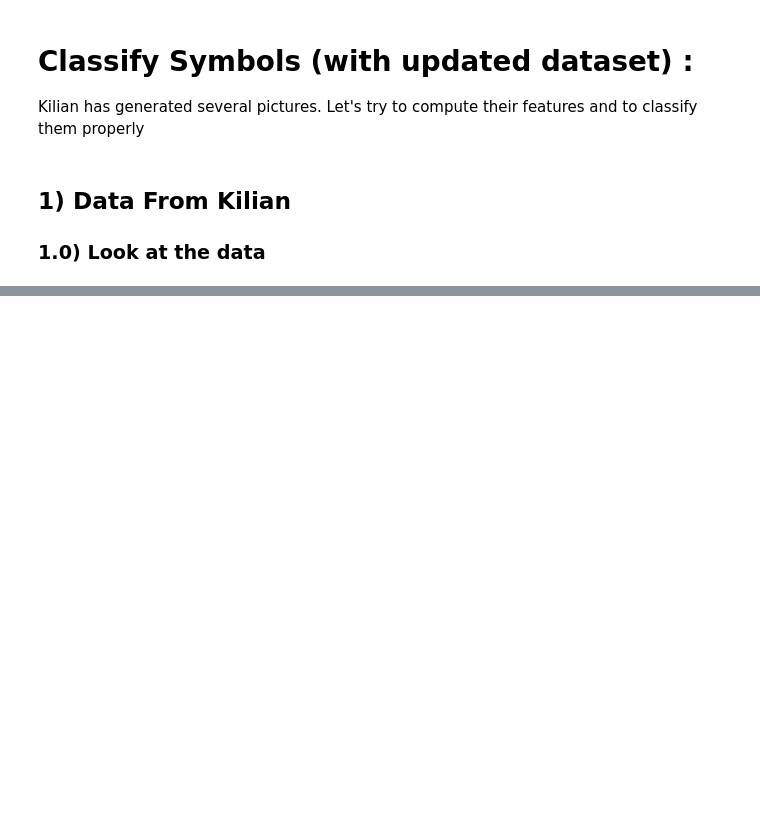
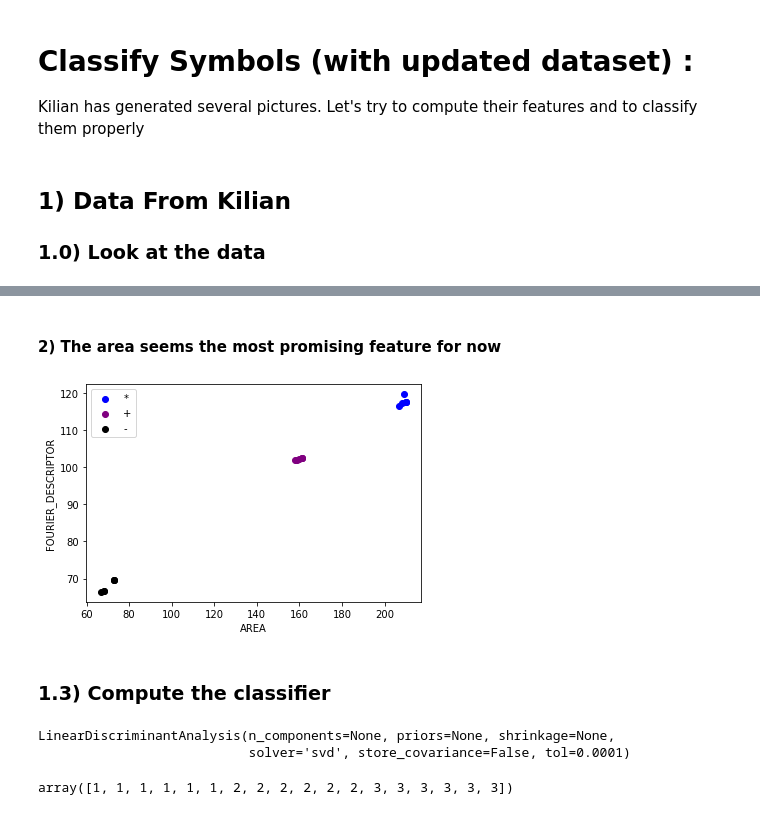
Before and after one commit to meierkilian/iapr2020_gkj, a Jupyter notebook: project/CNN/Classify_Symbols/Classify_Symbols_V4.ipynb, the cells around one changed output, grey strips where cells are left out. Drawn from its saved outputs; the diff is of its cells as text; code cells hidden in the pictures; blank space fills up the shorter version.

```diff
--- a/project/CNN/Classify_Symbols/Classify_Symbols_V4.ipynb
+++ b/project/CNN/Classify_Symbols/Classify_Symbols_V4.ipynb
@@ -256,0 +97,15 @@ for a in symbols:
+# %% [markdown]
+#### 2) The area seems the most promising feature for now
+# %%
+FEAT1, FEAT2 = AREA, FOURIER
+colors = ['blue', 'red', 'yellow', 'purple', 'black']
+for i in [STAR,PLUS,MINUS]:
+  plt.scatter(X[nb_pic*i:nb_pic*(i+1),FEAT1], X[nb_pic*i:nb_pic*(i+1),FEAT2], color=colors[i])
+plt.xlabel(feat_str[FEAT1])
+plt.ylabel(feat_str[FEAT2])
+plt.legend(("*",'+','-'))
+plt.show()
+# %% [output]
+[figure, added]
+# %% [markdown]
+### 1.3) Compute the classifier
@@ -256,0 +120,16 @@ for a in symbols:
+# %%
+clf = LinearDiscriminantAnalysis()
+#clf.fit(Xready, yready)
+
+#let's try with the area only :
+X2 = np.zeros( (18,1) )
+X2 = Xready[:,0].reshape(-1,1) #somehow needed for using LDA with only 1 feature          # 0 = ONLY AREA
+#X2[:,1] = Xready[:,1]
+clf.fit(X2, yready)
+# %% [output]
+LinearDiscriminantAnalysis(n_components=None, priors=None, shrinkage=None,
+                           solver='svd', store_covariance=False, tol=0.0001)
+# %%
+clf.predict(X2)
+# %% [output]
+array([1, 1, 1, 1, 1, 1, 2, 2, 2, 2, 2, 2, 3, 3, 3, 3, 3, 3])
```
Also changed, not shown: parts of 53 cells of this notebook, 4 other files.
